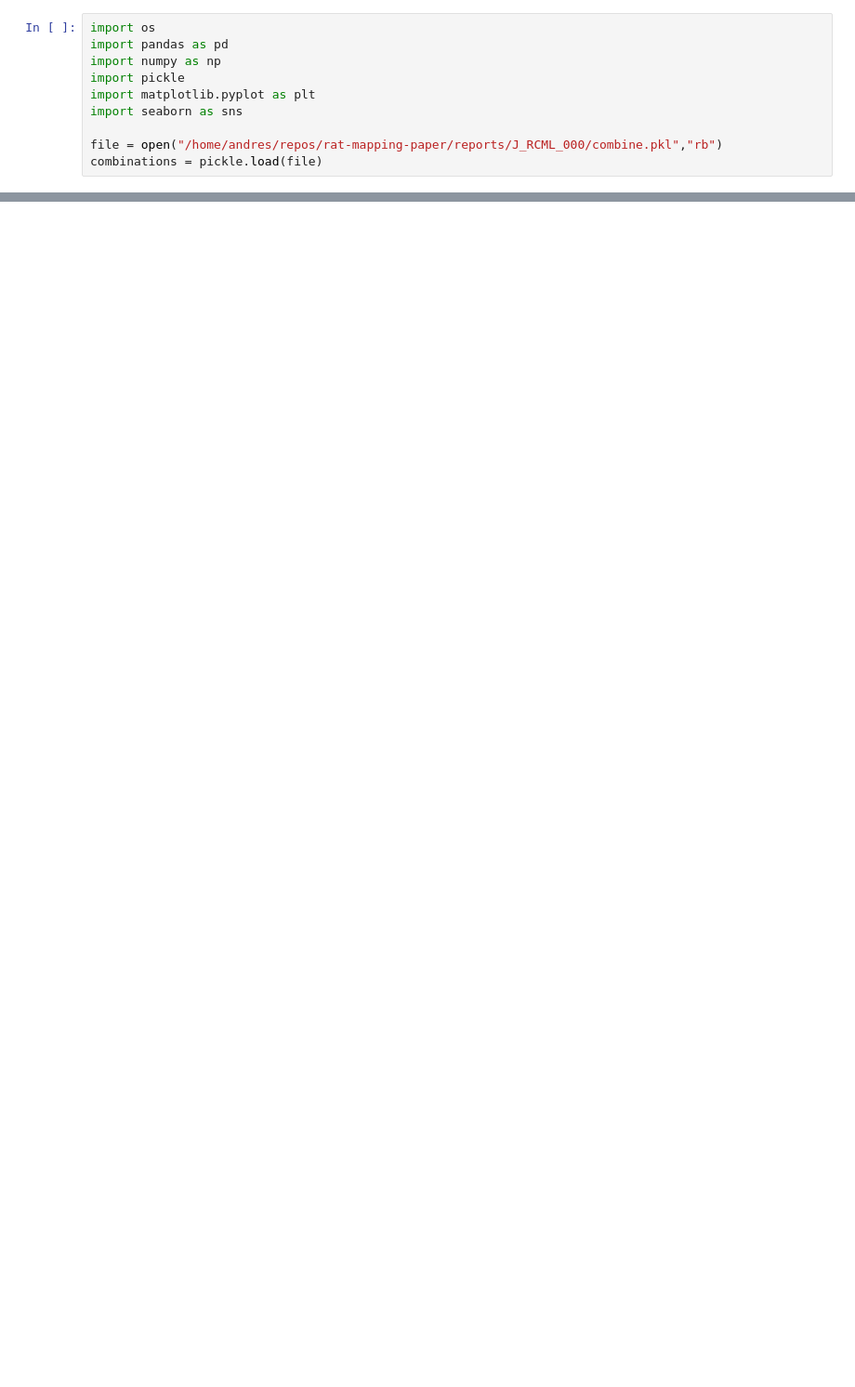
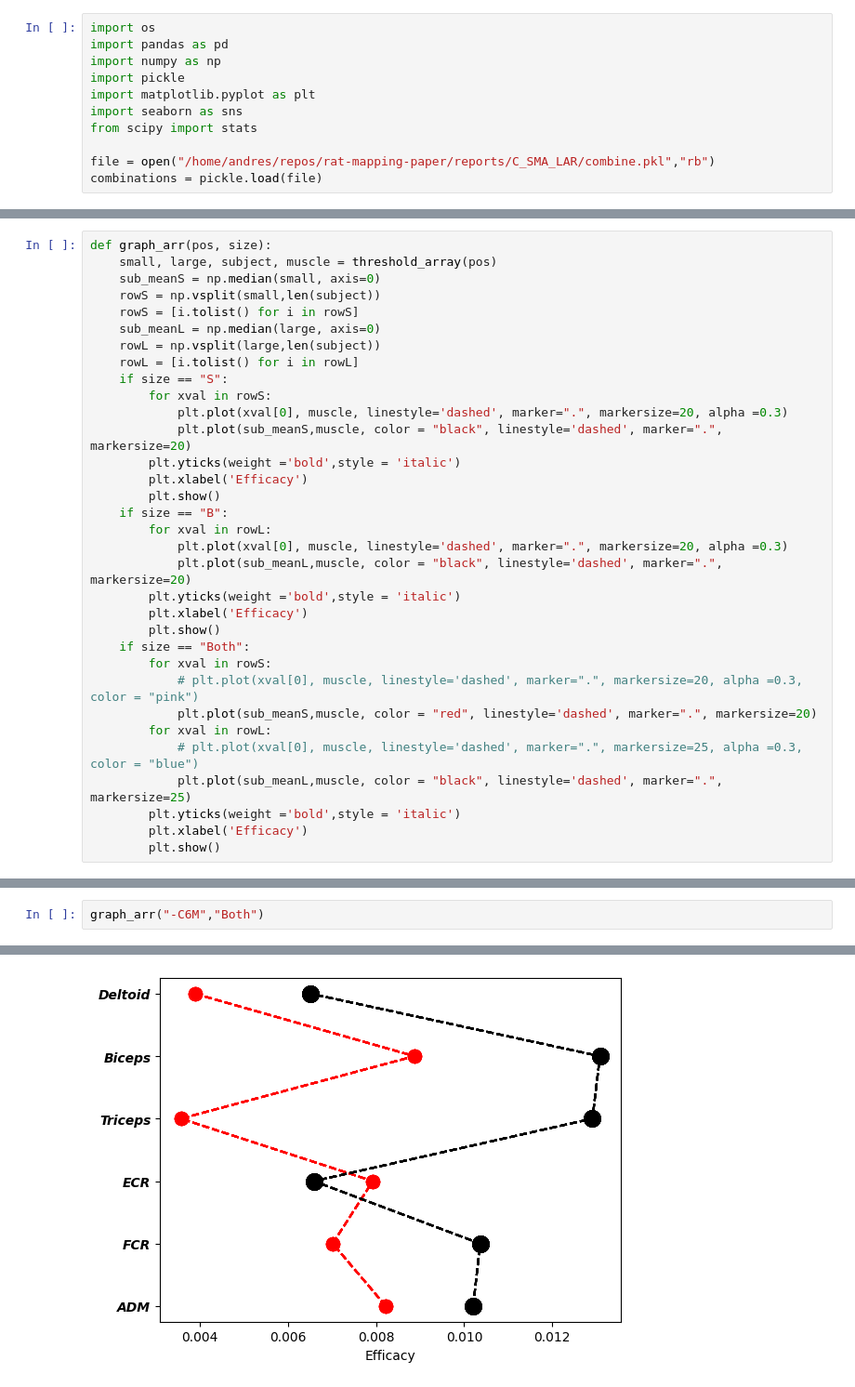
Before and after one commit to hbmep/rat-mapping, a Jupyter notebook: notebooks/C_SMA_LAR/psa.ipynb, the cells around one changed output, grey strips where cells are left out. Shown at 93% size. Drawn from its saved outputs; the diff is of its cells as text; blank space fills up the shorter version.

```diff
--- a/notebooks/C_SMA_LAR/psa.ipynb
+++ b/notebooks/C_SMA_LAR/psa.ipynb
@@ -5,8 +5,9 @@ import numpy as np
 import pickle
 import matplotlib.pyplot as plt
 import seaborn as sns
+from scipy import stats
 
-file = open("/home/andres/repos/rat-mapping-paper/reports/J_RCML_000/combine.pkl","rb")
+file = open("/home/andres/repos/rat-mapping-paper/reports/C_SMA_LAR/combine.pkl","rb")
 combinations = pickle.load(file)
 # %%
 def threshold_array(pos):
@@ -38,0 +40,33 @@ graph_arr("C7M-C7L")
+# %%
+def graph_arr(pos, size):
+    small, large, subject, muscle = threshold_array(pos)
+    sub_meanS = np.median(small, axis=0)
+    rowS = np.vsplit(small,len(subject))
+    rowS = [i.tolist() for i in rowS]
+    sub_meanL = np.median(large, axis=0)
+    rowL = np.vsplit(large,len(subject))
+    rowL = [i.tolist() for i in rowL]
+    if size == "S":
+        for xval in rowS:
+            plt.plot(xval[0], muscle, linestyle='dashed', marker=".", markersize=20, alpha =0.3)
+            plt.plot(sub_meanS,muscle, color = "black", linestyle='dashed', marker=".", markersize=20)
+        plt.yticks(weight ='bold',style = 'italic')
+        plt.xlabel('Efficacy')
+        plt.show()
+    if size == "B":
+        for xval in rowL:
+            plt.plot(xval[0], muscle, linestyle='dashed', marker=".", markersize=20, alpha =0.3)
+            plt.plot(sub_meanL,muscle, color = "black", linestyle='dashed', marker=".", markersize=20)
+        plt.yticks(weight ='bold',style = 'italic')
+        plt.xlabel('Efficacy')
+        plt.show()
+    if size == "Both":
+        for xval in rowS:
+            # plt.plot(xval[0], muscle, linestyle='dashed', marker=".", markersize=20, alpha =0.3, color = "pink")
+            plt.plot(sub_meanS,muscle, color = "red", linestyle='dashed', marker=".", markersize=20)
+        for xval in rowL:
+            # plt.plot(xval[0], muscle, linestyle='dashed', marker=".", markersize=25, alpha =0.3, color = "blue")
+            plt.plot(sub_meanL,muscle, color = "black", linestyle='dashed', marker=".", markersize=25)
+        plt.yticks(weight ='bold',style = 'italic')
+        plt.xlabel('Efficacy')
+        plt.show()
@@ -38,0 +75,3 @@ graph_arr("C7M-C7L")
+# %%
+graph_arr("-C6M","Both")
+# %% [output]
@@ -38,0 +79 @@ graph_arr("C7M-C7L")
+[figure, added]
```
Also changed, not shown: parts of 20 cells of this notebook, 8 other files.
